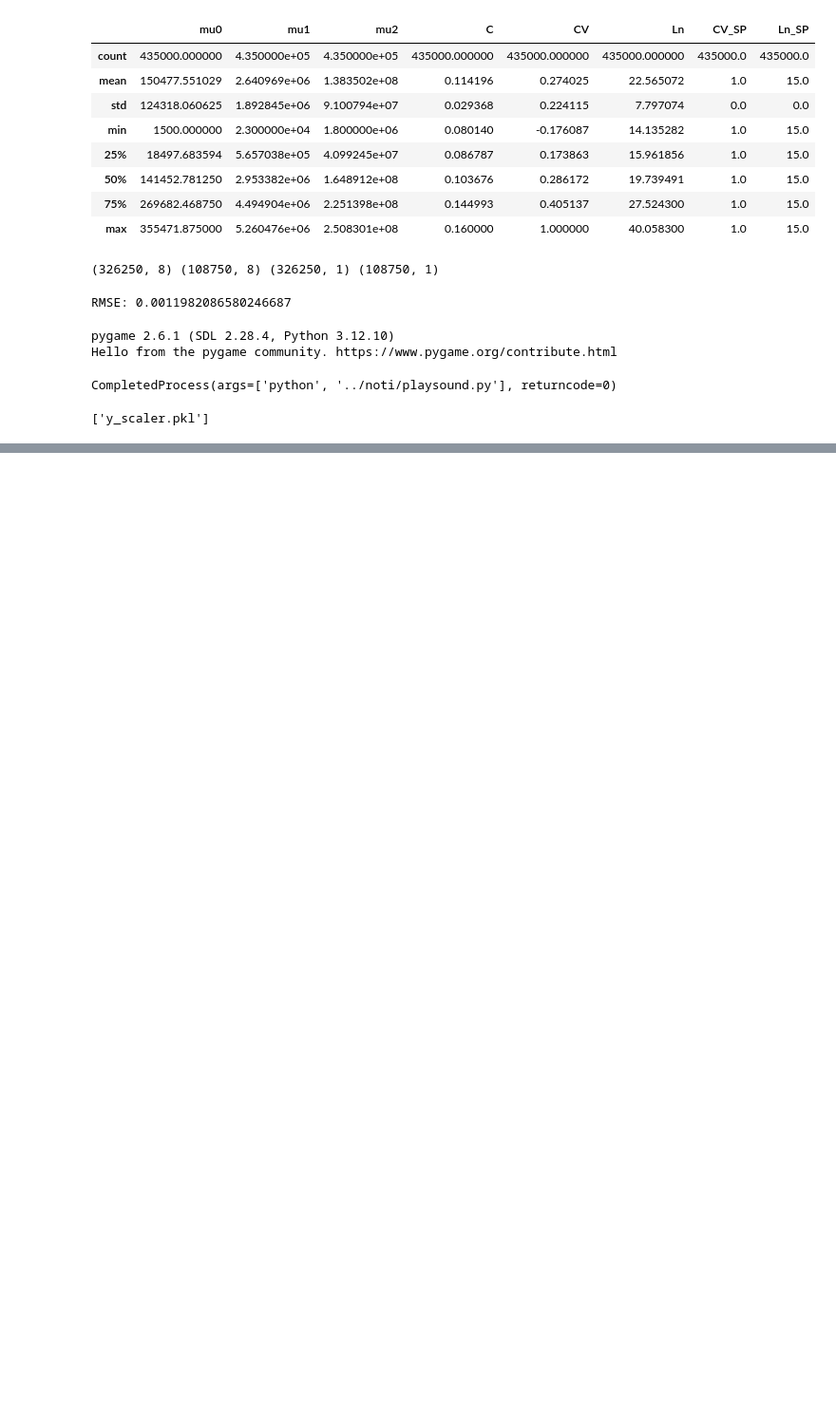
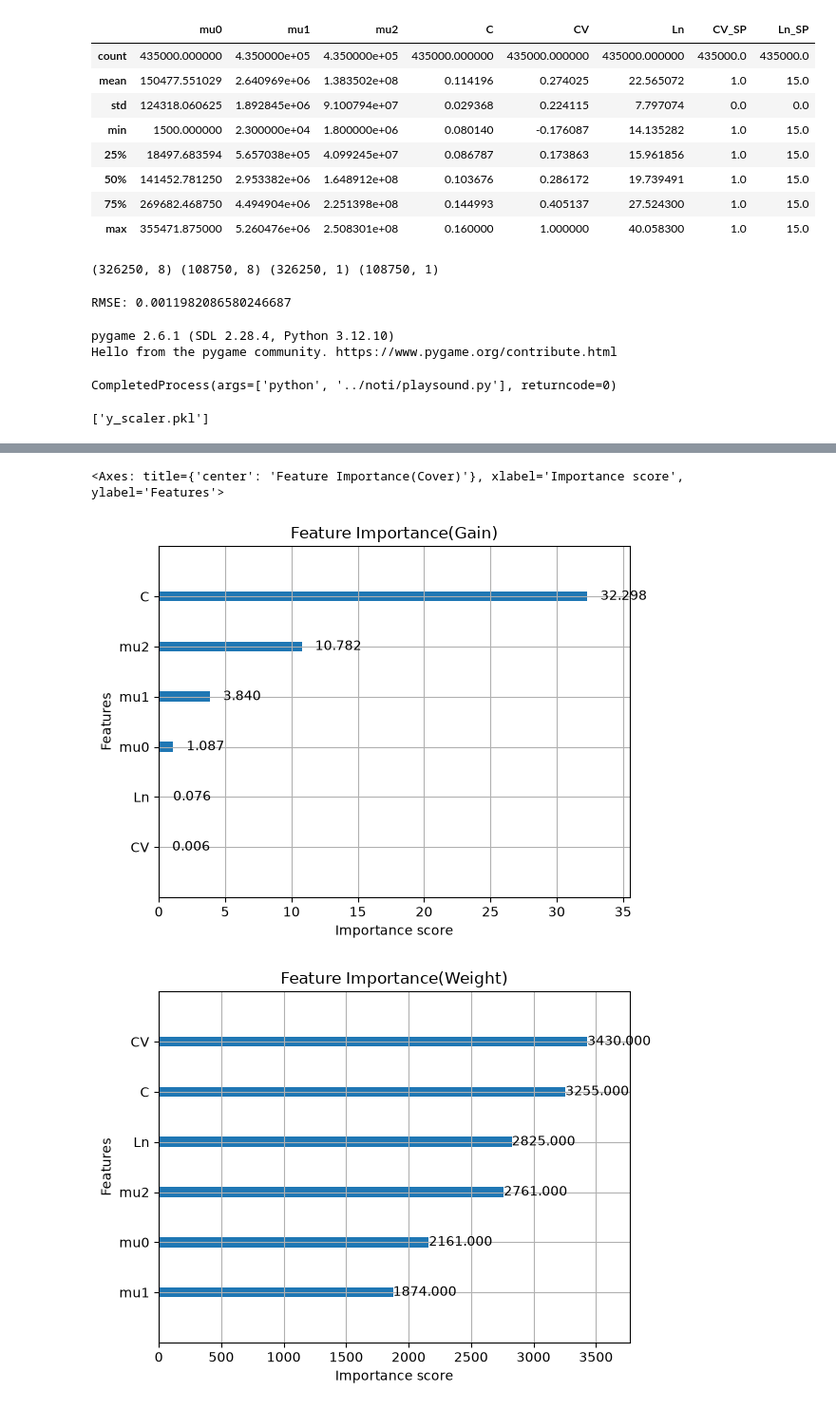
Before and after one commit to Phattharyu/crystallization-partial-drl-ml, a Jupyter notebook: ml-training/ml.ipynb, the cells around one changed output, grey strips where cells are left out. Shown at 95% size. Cells and saved outputs as stored; diff of their text form; code cells hidden in the pictures; blank space fills up the shorter version.

Commit message:
add feature importance

```diff
--- a/ml-training/ml.ipynb
+++ b/ml-training/ml.ipynb
@@ -145,0 +152,10 @@ print(f"RMSE: {rmse}")
+# %%
+from xgboost import plot_importance
+
+plot_importance(search.best_estimator_, importance_type='gain', max_num_features=10, values_format="{v:.3f}", title='Feature Importance(Gain)') # Or weight, cover
+plot_importance(search.best_estimator_, importance_type='weight', max_num_features=10, values_format="{v:.3f}", title='Feature Importance(Weight)') # Or weight, cover
+plot_importance(search.best_estimator_, importance_type='cover', max_num_features=10, values_format="{v:.3f}", title='Feature Importance(Cover)') # Or weight, cover
+# %% [output]
+<Axes: title={'center': 'Feature Importance(Cover)'}, xlabel='Importance score', ylabel='Features'>
+[figure, added]
+[figure, added]
```
Also changed, not shown: parts of 4 cells of this notebook, 1 other file.
